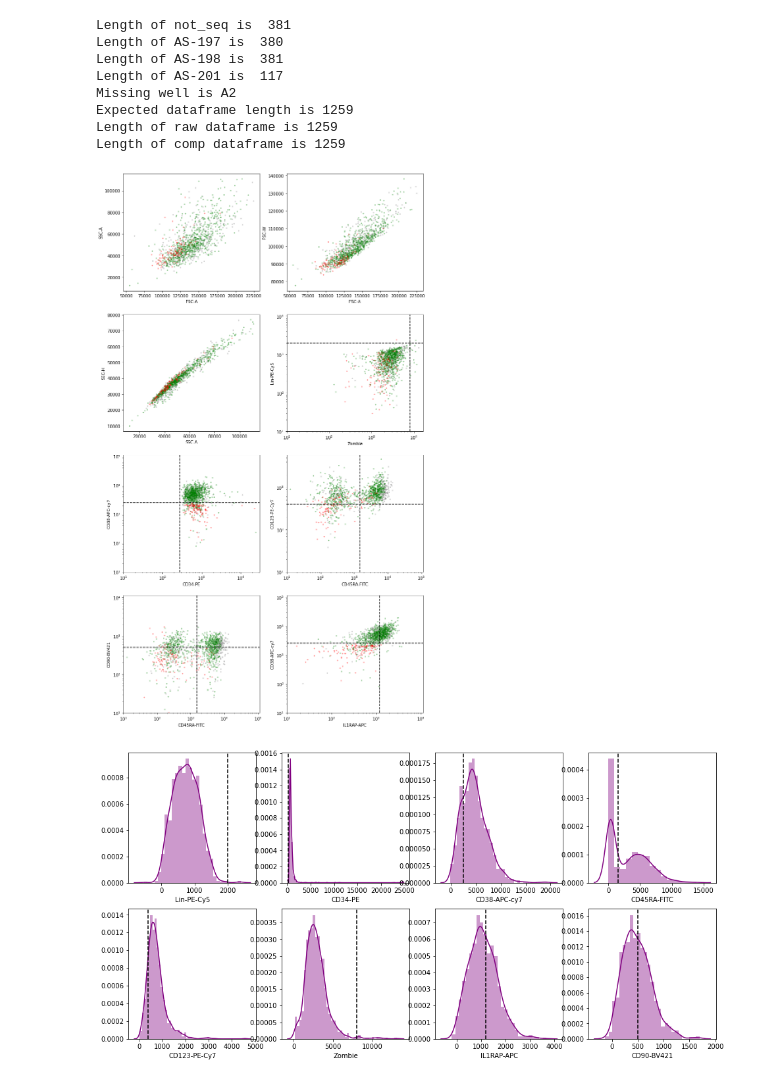
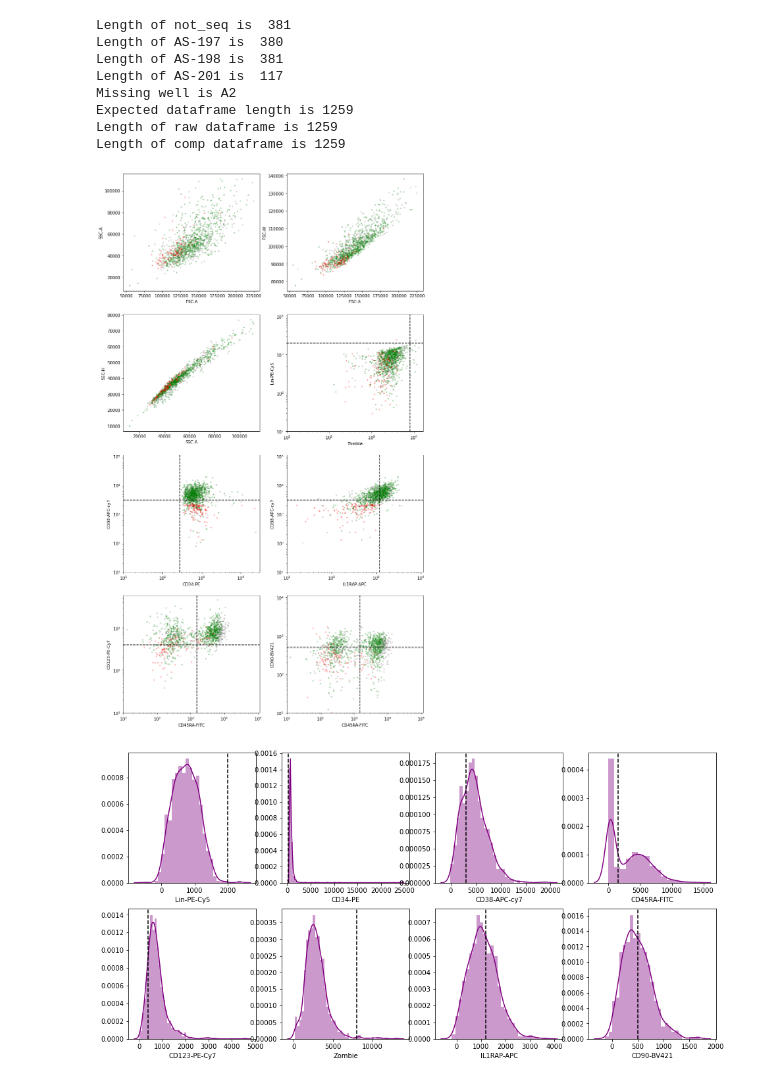
Before and after one commit to AnnatinaSchnegg/AS_amplicons, a Jupyter notebook: Code/Index - RN CD34.ipynb, the cells around one changed output. Saved outputs shown, nothing was run; the diff lists cells and outputs as text; code cells hidden in the pictures.

```diff
--- a/Code/Index - RN CD34.ipynb
+++ b/Code/Index - RN CD34.ipynb
@@ -16,9 +17,15 @@ import fcsparser
 
 directory = '../Data/RN_BM/Indexed/'
 
+#Count the number of plates
+count = 0
+for filename in os.listdir(directory):
+    count += 1
+
+plotlen = int(math.ceil(count/2))
 
 #Set up the plots
-fig, ax = plt.subplots(2,2, figsize = (16,10))
+fig, ax = plt.subplots(plotlen,2, figsize = (16,plotlen*5))
 ax = ax.ravel()
 fig.subplots_adjust(hspace = 0.3, wspace=.3)
 
@@ -225,9 +232,9 @@ plot_list = [
     ['SSC-A', 'SSC-H'],
     ['Zombie', 'Lin-PE-Cy5'],
     ['CD34-PE', 'CD38-APC-cy7'],
+    ['IL1RAP-APC', 'CD38-APC-cy7'],
     ['CD45RA-FITC', 'CD123-PE-Cy7'],
-    ['CD45RA-FITC', 'CD90-BV421'],
-    ['IL1RAP-APC', 'CD38-APC-cy7']
+    ['CD45RA-FITC', 'CD90-BV421']
 ]
 
 #Define colour palette here, and make a new column for it (c=  can only take a number or colour, not a categorical)
@@ -241,7 +248,7 @@ sourcedata['Colour'] = sourcedata['Plate'].replace(palette)
 gate_loc = {
     'Lin-PE-Cy5': 2000,
     'CD34-PE': 280 ,
-    'CD38-APC-cy7': 2500 ,
+    'CD38-APC-cy7': 3000 ,
     'CD45RA-FITC': 1500 ,
     'CD123-PE-Cy7': 400,
     'Zombie': 8000,
@@ -251,34 +258,34 @@ gate_loc = {
 
 #Which fluorophores are on a log scale
 logs = ['Lin-PE-Cy5', 'CD34-PE','CD38-APC-cy7', 'CD45RA-FITC','CD123-PE-Cy7','Zombie', 'IL1RAP-APC', 'CD90-BV421' ]
 
 fix, axs = plt.subplots(4,2, figsize = (13,24))
 axs = axs.ravel()
 fig.subplots_adjust(hspace = 0.3, wspace=.3)
 
 for ax,y in zip(axs, plot_list):
     x_label = y[0]
     y_label = y[1]
     ax.scatter(sourcedata[x_label] + 11, sourcedata[y_label] + 11, alpha = 0.3, c = sourcedata['Colour'], s = 5)
     ax.set_xlabel(x_label)
     ax.set_ylabel(y_label)
    #ax.legend()
     if x_label in logs:
         ax.set_xscale('log')
         ax.set_xlim(left = 10)
     if y_label in logs:
         ax.set_yscale('log')
         ax.set_ylim(bottom = 10)
     if x_label in gate_loc:
         ax.axvline(gate_loc[x_label], ls = '--', c = 'k')
     if y_label in gate_loc:
         ax.axhline(gate_loc[y_label], ls = '--', c = 'k')
 
     ax.autoscale_view()
 
 fig.tight_layout()
 # %% [output]
-[figure, old version]
+[figure, new version]
 # %%
 #Plotting distributions just to have a look
 fix, ax = plt.subplots(2,4, figsize = (16,8))
```
Also changed, not shown: parts of 7 cells of this notebook, 34 other files.
